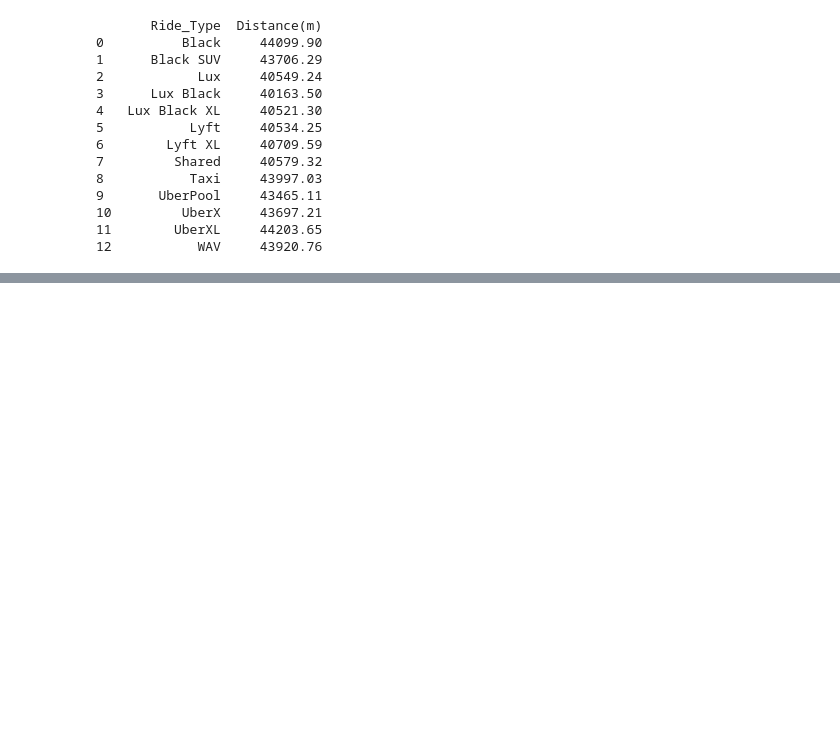
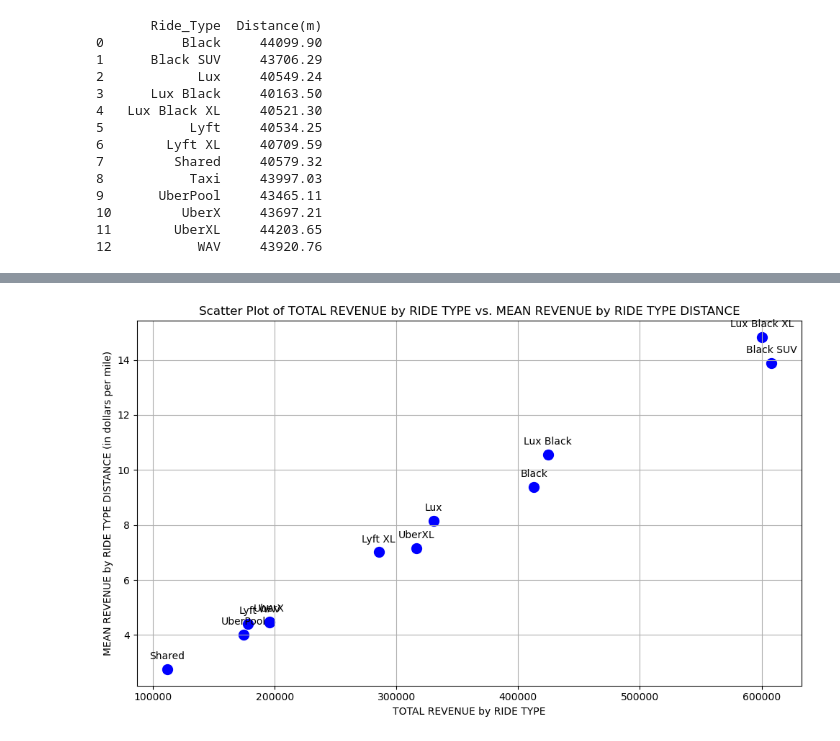
Before and after one commit to marnaji/Project-1, a Jupyter notebook: main.ipynb, the cells around one changed output, grey strips where cells are left out. Cells and saved outputs as stored; diff of their text form; code cells hidden in the pictures; blank space fills up the shorter version.

```diff
--- a/main.ipynb
+++ b/main.ipynb
@@ -3012,0 +3073,60 @@ print(result_df)
+# %%
+import matplotlib.pyplot as plt
+
+# Data for TOTAL REVENUE by RIDE TYPE
+total_revenue_by_ride_type = {
+    'Black SUV': 607876.50,
+    'Lux Black XL': 600229.50,
+    'Lux Black': 424461.20,
+    'Black': 412885.00,
+    'Lux': 330299.00,
+    'UberXL': 316497.50,
+    'Lyft XL': 285467.10,
+    'WAV': 195575.00,
+    'UberX': 195537.00,
+    'Lyft': 178235.35,
+    'UberPool': 174393.00,
+    'Shared': 111763.00,
+}
+
+# Data for MEAN REVENUE by RIDE TYPE DISTANCE (in dollars per mile)
+mean_revenue_by_ride_type_distance = {
+    'Lux Black XL': 14.82,
+    'Black SUV': 13.89,
+    'Lux Black': 10.57,
+    'Black': 9.37,
+    'Lux': 8.14,
+    'UberXL': 7.16,
+    'Lyft XL': 7.01,
+    'WAV': 4.45,
+    'UberX': 4.48,
+    'Lyft': 4.40,
+    'UberPool': 4.01,
+    'Shared': 2.76,
+}
+
+# Prepare the data for plotting
+ride_types = list(total_revenue_by_ride_type.keys())
+total_revenue_list = list(total_revenue_by_ride_type.values())
+mean_revenue_list = [mean_revenue_by_ride_type_distance[ride_type] for ride_type in ride_types]
+
+# Create the scatter plot
+plt.figure(figsize=(10, 6))
+plt.scatter(total_revenue_list, mean_revenue_list, marker='o', s=100, c='b')
+
+# Label each corresponding ride type
+for i, ride_type in enumerate(ride_types):
+    plt.annotate(ride_type, (total_revenue_list[i], mean_revenue_list[i]),
+                 textcoords="offset points", xytext=(0,10), ha='center')
+
+# Add labels and title
+plt.xlabel('TOTAL REVENUE by RIDE TYPE')
+plt.ylabel('MEAN REVENUE by RIDE TYPE DISTANCE (in dollars per mile)')
+plt.title('Scatter Plot of TOTAL REVENUE by RIDE TYPE vs. MEAN REVENUE by RIDE TYPE DISTANCE')
+
+# Show the plot
+plt.grid(True)
+plt.tight_layout()
+plt.show()
+# %% [output]
+[figure, added]
```
Also changed, not shown: parts of 3 cells of this notebook.
